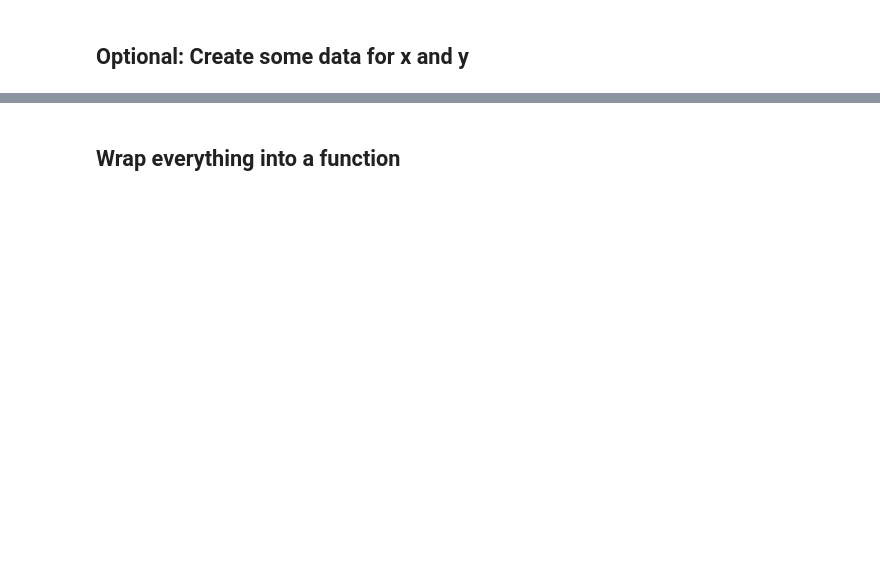
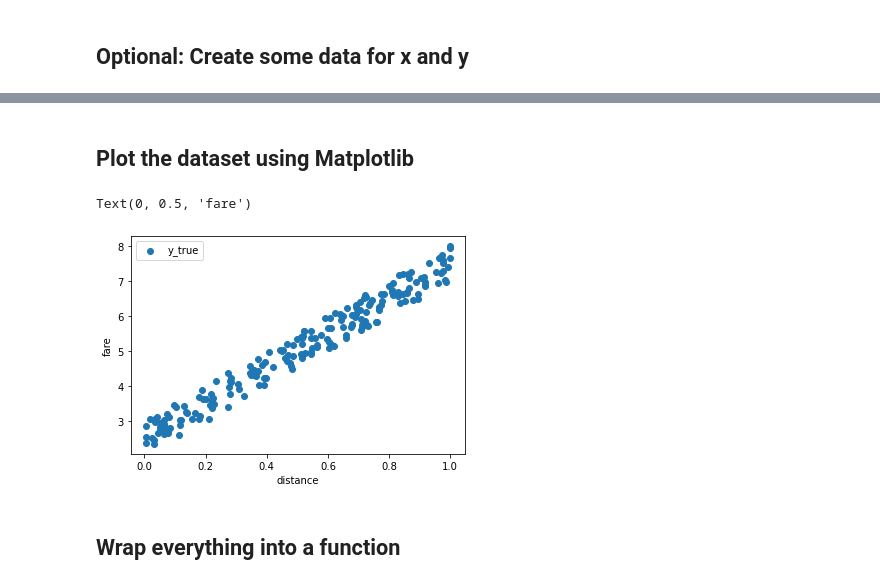
Before and after one commit to SHREYA194/python-for-ai, a Jupyter notebook: notebooks/11_DeepLearning_from_Scratch.ipynb, the cells around one changed output, grey strips where cells are left out. Cells and saved outputs as stored; diff of their text form; code cells hidden in the pictures; blank space fills up the shorter version.

```diff
--- a/notebooks/11_DeepLearning_from_Scratch.ipynb
+++ b/notebooks/11_DeepLearning_from_Scratch.ipynb
@@ -110,3 +189,13 @@ plt.ylabel('y');
+# %% [markdown]
+## Plot the dataset using Matplotlib
+# %%
+plt.scatter(x=taxi_fare_data['distance'], y=taxi_fare_data['fare'], label='y_true')
+plt.legend()
+plt.xlabel('distance')
+plt.ylabel('fare')
+# %% [output]
+Text(0, 0.5, 'fare')
+[figure, added]
 # %% [markdown]
 ## Wrap everything into a function
 # %%
```
Also changed, not shown: parts of 12 cells of this notebook, 1 other file.
